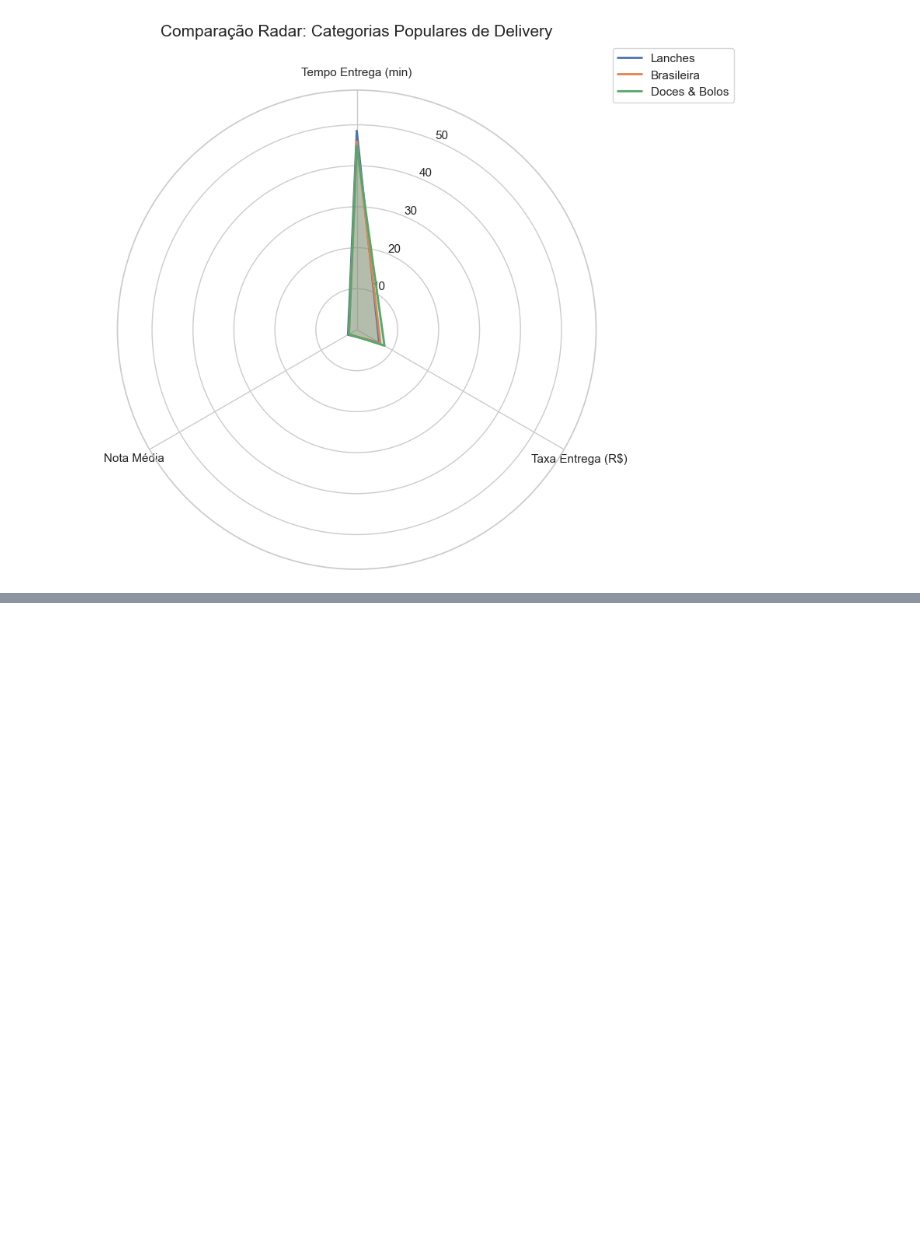
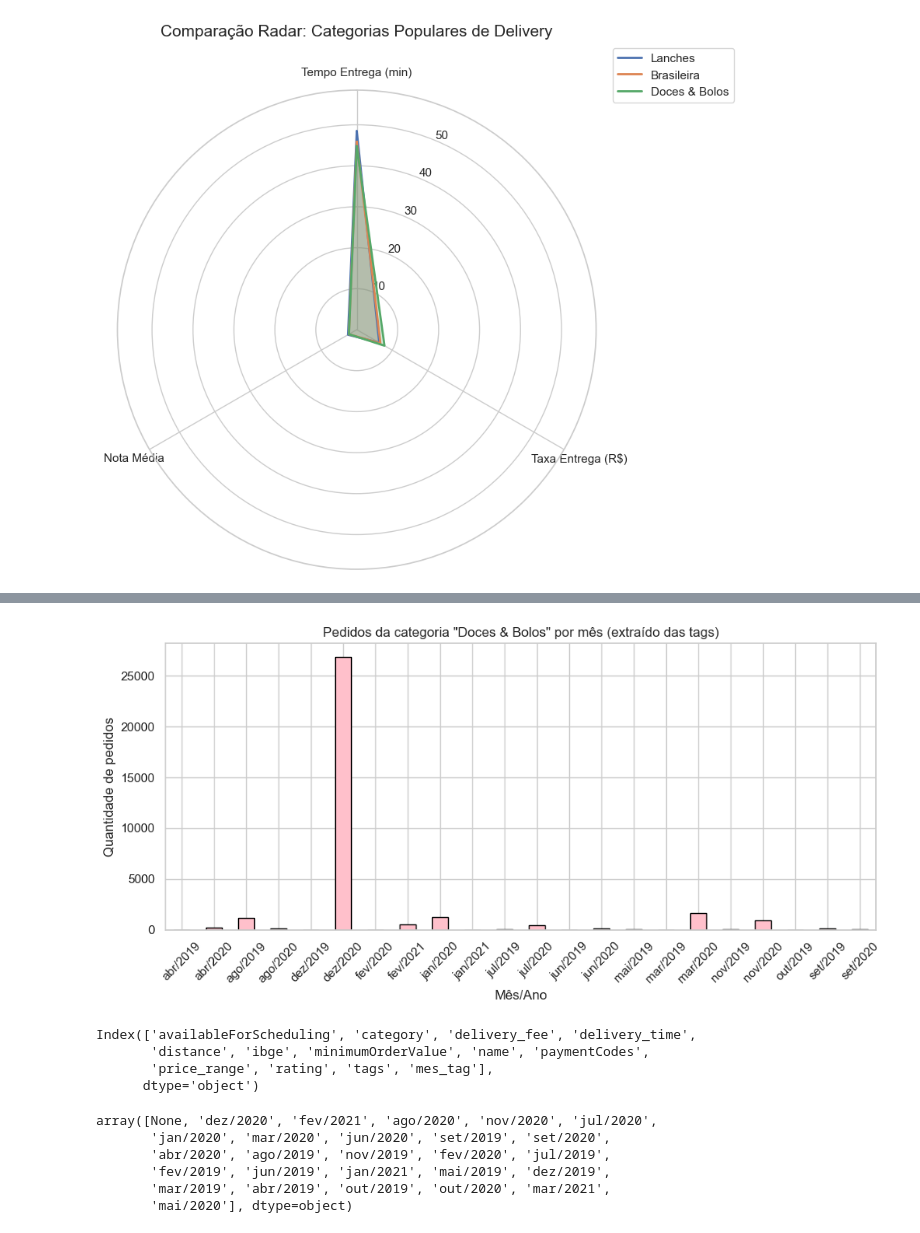
Before and after one commit to leoleaal/analise-ifood-restaurantes, a Jupyter notebook: notebooks/eda_ifood_v2.ipynb, the cells around one changed output, grey strips where cells are left out. Drawn from its saved outputs; the diff is of its cells as text; code cells hidden in the pictures; blank space fills up the shorter version.

```diff
--- a/notebooks/eda_ifood_v2.ipynb
+++ b/notebooks/eda_ifood_v2.ipynb
@@ -289,0 +346,46 @@ Index(['availableForScheduling', 'category', 'delivery_fee', 'delivery_time',
+# %%
+import pandas as pd
+import matplotlib.pyplot as plt
+import re
+
+# Função para extrair mês/ano das tags
+def extrair_mes_ano(tags):
+    match = re.findall(r'(jan|fev|mar|abr|mai|jun|jul|ago|set|out|nov|dez)(\d{2})', tags.lower())
+    return f'{match[0][0]}/20{match[0][1]}' if match else None
+
+# Aplicar função na coluna de tags
+df['mes_tag'] = df['tags'].astype(str).apply(extrair_mes_ano)
+
+# Filtrar apenas "doces & bolos"
+doces = df[df['category'] == 'doces & bolos']
+
+# Contar por mês
+doces_mes = doces['mes_tag'].value_counts().sort_index()
+
+# Plotar
+plt.figure(figsize=(10,5))
+doces_mes.plot(kind='bar', color='pink', edgecolor='black')
+plt.title('Pedidos da categoria "Doces & Bolos" por mês (extraído das tags)')
+plt.ylabel('Quantidade de pedidos')
+plt.xlabel('Mês/Ano')
+plt.xticks(rotation=45)
+plt.tight_layout()
+plt.show()
+# %% [output]
+[figure, added]
+# %%
+print(df.columns)
+# %% [output]
+Index(['availableForScheduling', 'category', 'delivery_fee', 'delivery_time',
+       'distance', 'ibge', 'minimumOrderValue', 'name', 'paymentCodes',
+       'price_range', 'rating', 'tags', 'mes_tag'],
+      dtype='object')
+# %%
+df['mes_tag'].unique()
+# %% [output]
+array([None, 'dez/2020', 'fev/2021', 'ago/2020', 'nov/2020', 'jul/2020',
+       'jan/2020', 'mar/2020', 'jun/2020', 'set/2019', 'set/2020',
+       'abr/2020', 'ago/2019', 'nov/2019', 'fev/2020', 'jul/2019',
+       'fev/2019', 'jun/2019', 'jan/2021', 'mai/2019', 'dez/2019',
+       'mar/2019', 'abr/2019', 'out/2019', 'out/2020', 'mar/2021',
+       'mai/2020'], dtype=object)
```
Also changed, not shown: parts of 24 cells of this notebook.
